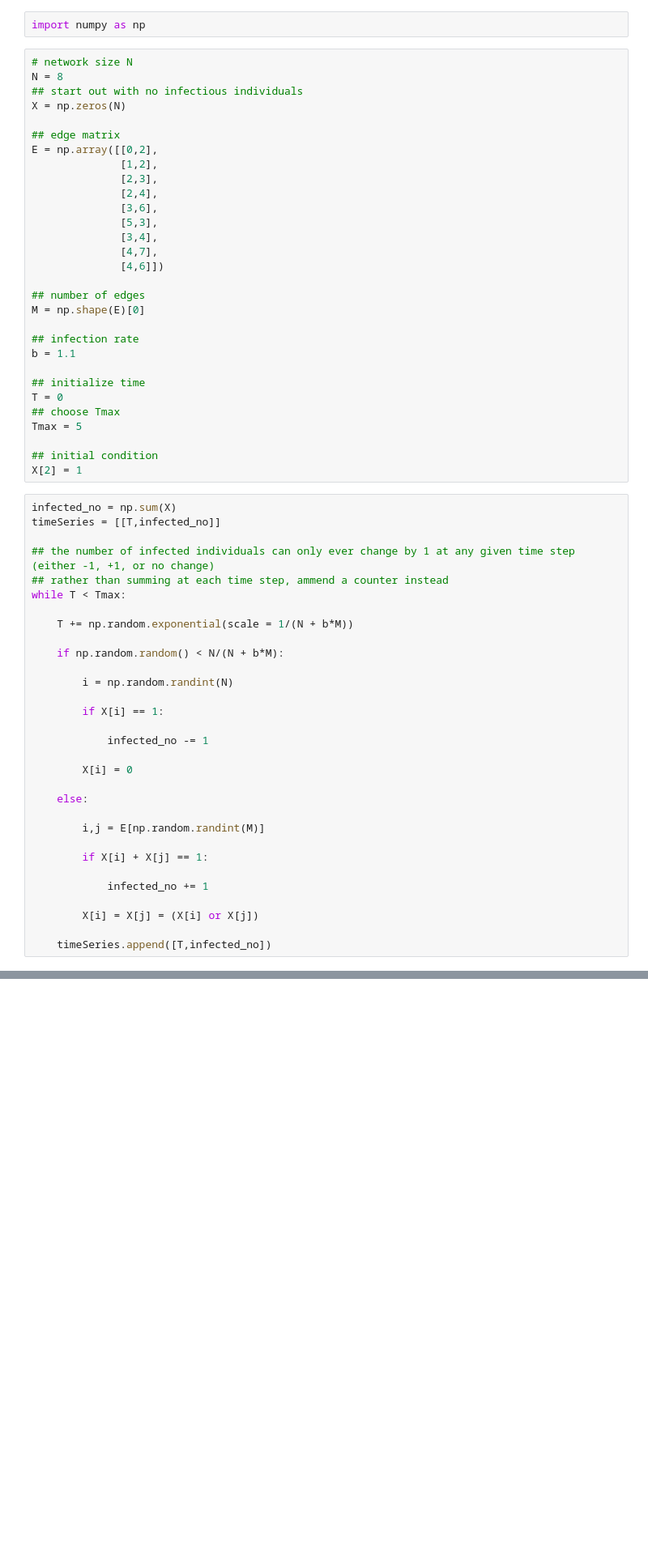
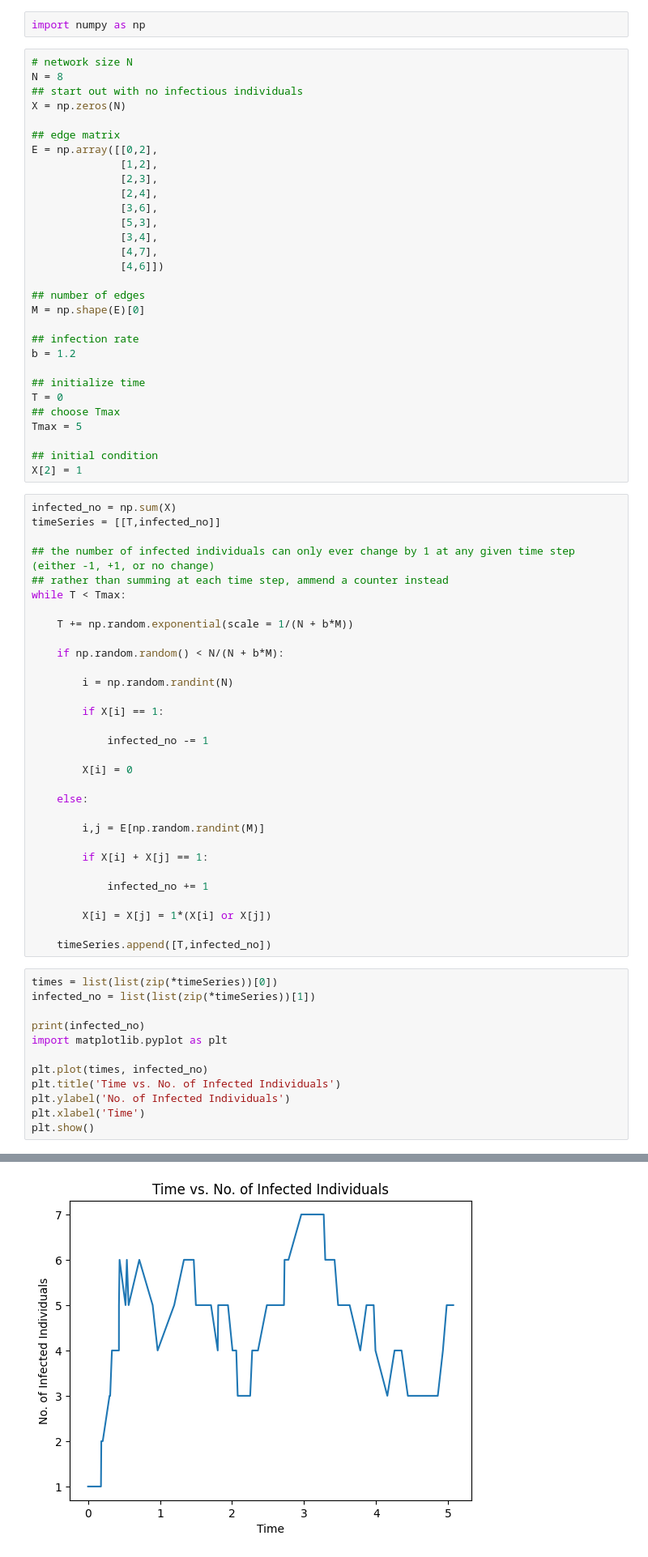
Before and after one commit to sharmashreya2002/iib_project, a Jupyter notebook: SIS_simulator/sis_simulator_4.ipynb, the cells around one changed output, grey strips where cells are left out. Shown at 81% size. Saved outputs shown, nothing was run; the diff lists cells and outputs as text; blank space fills up the shorter version.

Commit message:
making changes for predetermining times array

```diff
--- a/SIS_simulator/sis_simulator_4.ipynb
+++ b/SIS_simulator/sis_simulator_4.ipynb
@@ -21,7 +21,7 @@ E = np.array([[0,2],
 M = np.shape(E)[0]
 
 ## infection rate
-b = 1.1
+b = 1.2
 
 ## initialize time
 T = 0
@@ -58,6 +58,19 @@ while T < Tmax:
 
             infected_no += 1
 
-        X[i] = X[j] = (X[i] or X[j])
+        X[i] = X[j] = 1*(X[i] or X[j])
 
     timeSeries.append([T,infected_no])
+# %%
+times = list(list(zip(*timeSeries))[0])
+infected_no = list(list(zip(*timeSeries))[1])
+
+print(infected_no)
+import matplotlib.pyplot as plt
+
+plt.plot(times, infected_no)
+plt.title('Time vs. No. of Infected Individuals')
+plt.ylabel('No. of Infected Individuals')
+plt.xlabel('Time')
+plt.show()
+# %% [output]
@@ -64,3 +78,4 @@ while T < Tmax:
+[figure, added]
 # %%
 ## algorithm with stylistic changes, inefficient because of the np.sum()
 timeSeries = [[T,np.sum(X)]]
```
Also changed, not shown: parts of 1 cell of this notebook, 2 other files.
